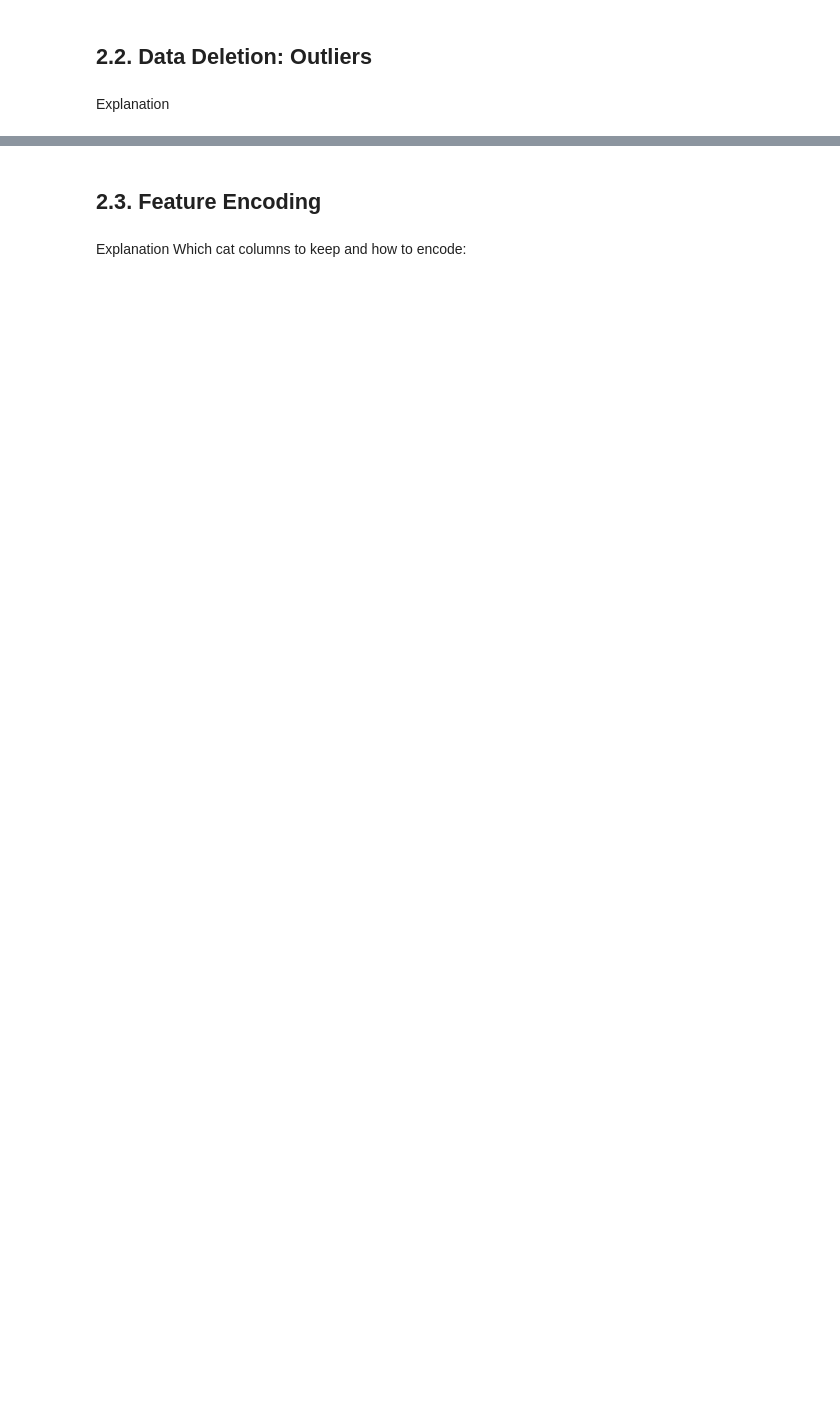
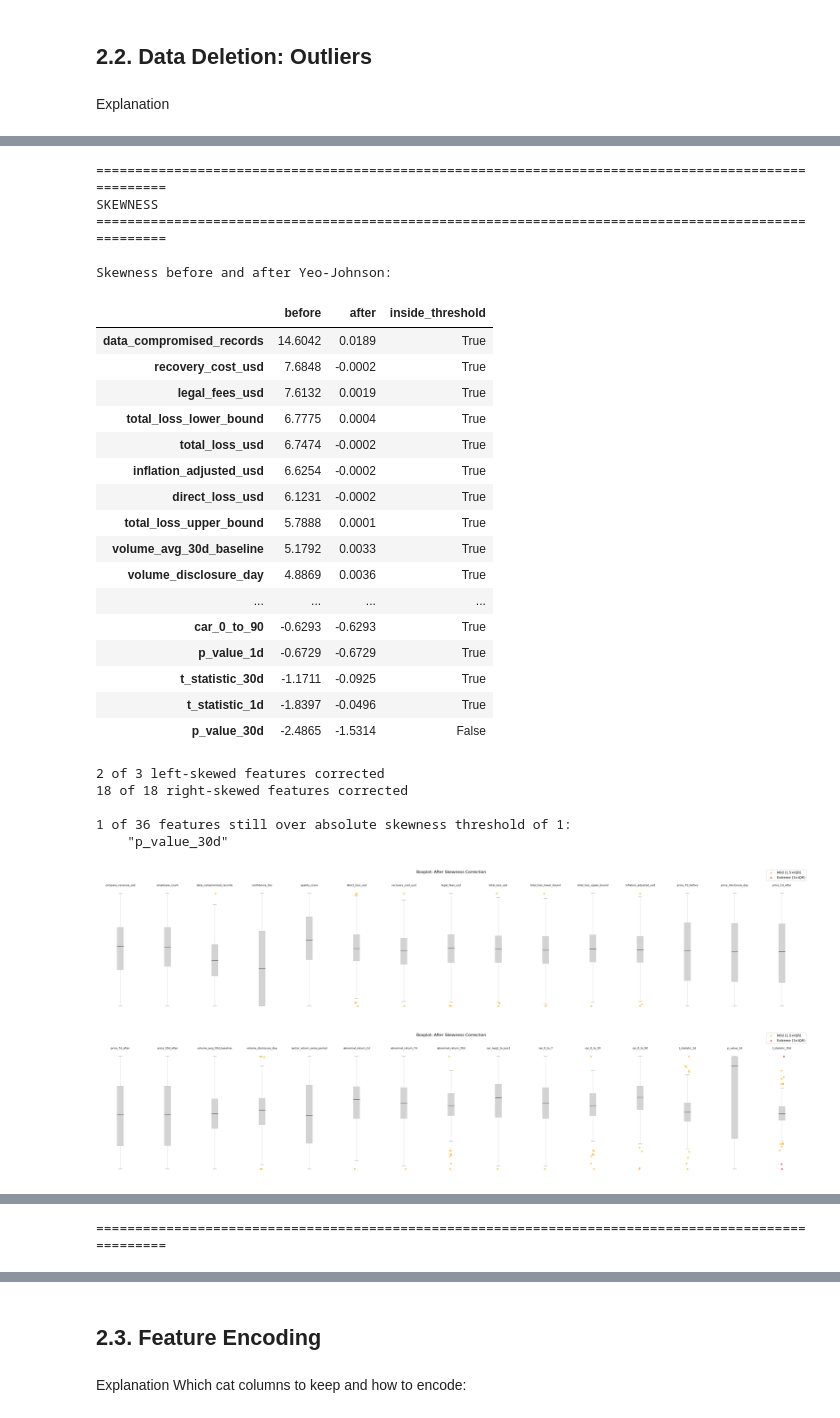
Before and after one commit to ItsAlexar/cybersecurity_breach_impact, a Jupyter notebook: preProcessing.ipynb, the cells around one changed output, grey strips where cells are left out. Saved outputs shown, nothing was run; the diff lists cells and outputs as text; code cells hidden in the pictures; blank space fills up the shorter version.

```diff
--- a/preProcessing.ipynb
+++ b/preProcessing.ipynb
@@ -236,8 +263,0 @@ We deem those values to be valuable and valid data, therefore mantaining the fea
-# %%
-df_reduced_out = df_reduced_miss
-
-num_cols, cat_cols = define_feature_types(df_reduced_out)
-
-# Otherwise, to drop rows containing outliers on the outer fence:
-# rows_to_drop = outlier_mask_outer.any(axis=1) # Feature has at least a True value on whether it is an outlier
-# df_reduced_out = df_reduced_miss[~rows_to_drop]
@@ -247,0 +264,13 @@ num_cols, cat_cols = define_feature_types(df_reduced_out)
+# %%
+def yeojohnson_transform_skewness(df, cols, skew_threshold=1, skip_cols=[]):
+    df_out    = df.copy()
+    skewness  = df[cols].skew()
+
+    for col, skew in zip(cols, skewness):
+        if col not in skip_cols:
+            if abs(skew) > skew_threshold:
+                mask = df_out[col].notna() # Yeo-Johnson returns error when it finds NaN values
+                df_out[col] = df_out[col].astype(float) # Yeo-Johnson expects float values and returns error if it finds integer features
+                df_out.loc[mask, col], _ = yeojohnson(df_out.loc[mask, col])
+
+    return df_out
@@ -247,0 +310,45 @@ num_cols, cat_cols = define_feature_types(df_reduced_out)
+# %%
+print("=" * 100)
+print("SKEWNESS")
+print("=" * 100)
+
+print()
+print("Skewness before and after Yeo-Johnson:")
+# Apply skewness correction:
+df_skew = yeojohnson_transform_skewness(df_miss, num_cols).copy()
+display_skewness_comparison(df_miss, df_skew, num_cols)
+print()
+
+plot_outlier_boxplots(df_skew, num_cols, title="Boxplot: After Skewness Correction")
+print()
+print("=" * 100)
+# %% [output]
+====================================================================================================
+SKEWNESS
+====================================================================================================
+
+Skewness before and after Yeo-Johnson:
+|  | before | after | inside_threshold |
+| data_compromised_records | 14.6042 | 0.0189 | True |
+| recovery_cost_usd | 7.6848 | -0.0002 | True |
+| legal_fees_usd | 7.6132 | 0.0019 | True |
+| total_loss_lower_bound | 6.7775 | 0.0004 | True |
+| total_loss_usd | 6.7474 | -0.0002 | True |
+| inflation_adjusted_usd | 6.6254 | -0.0002 | True |
+| direct_loss_usd | 6.1231 | -0.0002 | True |
+| total_loss_upper_bound | 5.7888 | 0.0001 | True |
+| volume_avg_30d_baseline | 5.1792 | 0.0033 | True |
+| volume_disclosure_day | 4.8869 | 0.0036 | True |
+| ... | ... | ... | ... |
+| car_0_to_90 | -0.6293 | -0.6293 | True |
+| p_value_1d | -0.6729 | -0.6729 | True |
+| t_statistic_30d | -1.1711 | -0.0925 | True |
+| t_statistic_1d | -1.8397 | -0.0496 | True |
+| p_value_30d | -2.4865 | -1.5314 | False |
+2 of 3 left-skewed features corrected
+18 of 18 right-skewed features corrected
+
+1 of 36 features still over absolute skewness threshold of 1:
+    "p_value_30d"
+[figure, added]
+[figure, added]
@@ -247,0 +356 @@ num_cols, cat_cols = define_feature_types(df_reduced_out)
+====================================================================================================
```
Also changed, not shown: parts of 40 cells of this notebook, 1 other file.
